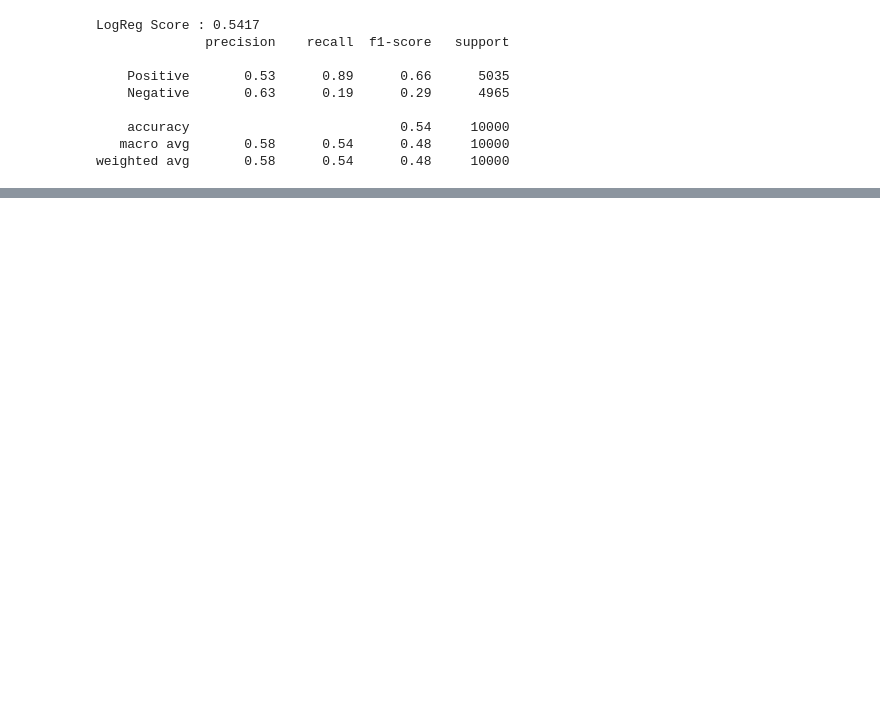
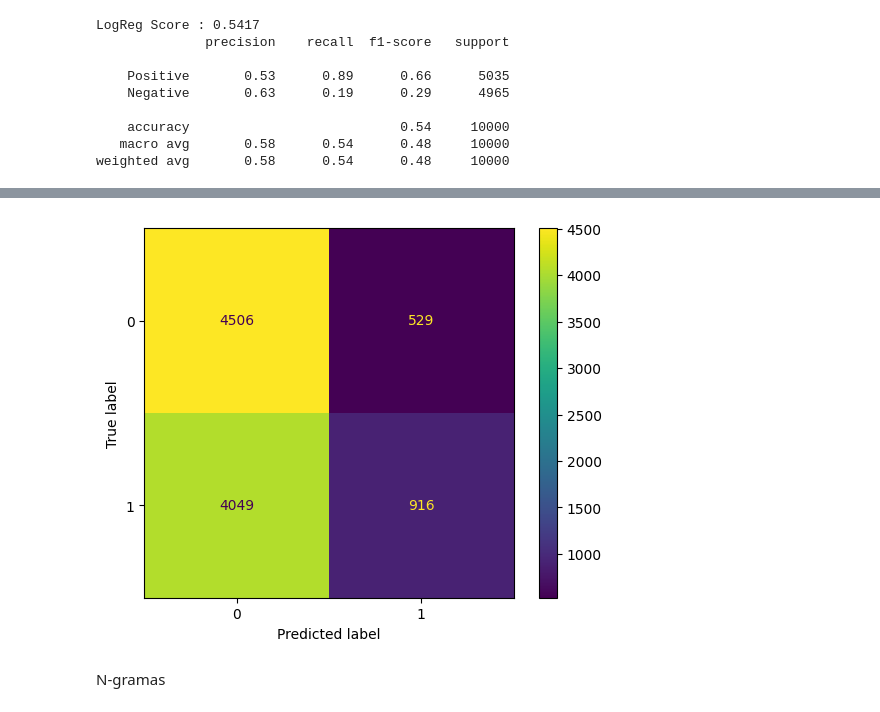
Before and after one commit to jacquelsn/IA-, a Jupyter notebook: N_gramas_TFIDF_e_RedesNeurais.ipynb, the cells around one changed output, grey strips where cells are left out. Cells and saved outputs as stored; diff of their text form; code cells hidden in the pictures; blank space fills up the shorter version.

```diff
--- a/N_gramas_TFIDF_e_RedesNeurais.ipynb
+++ b/N_gramas_TFIDF_e_RedesNeurais.ipynb
@@ -239,0 +221,7 @@ ImportError: ignored
+# %%
+from sklearn.metrics import ConfusionMatrixDisplay
+ConfusionMatrixDisplay.from_estimator(svm, bow_x_test, ohe_y_test, values_format='d');
+# %% [output]
+[figure, added]
+# %% [markdown]
+N-gramas
```
Also changed, not shown: parts of 11 cells of this notebook.
